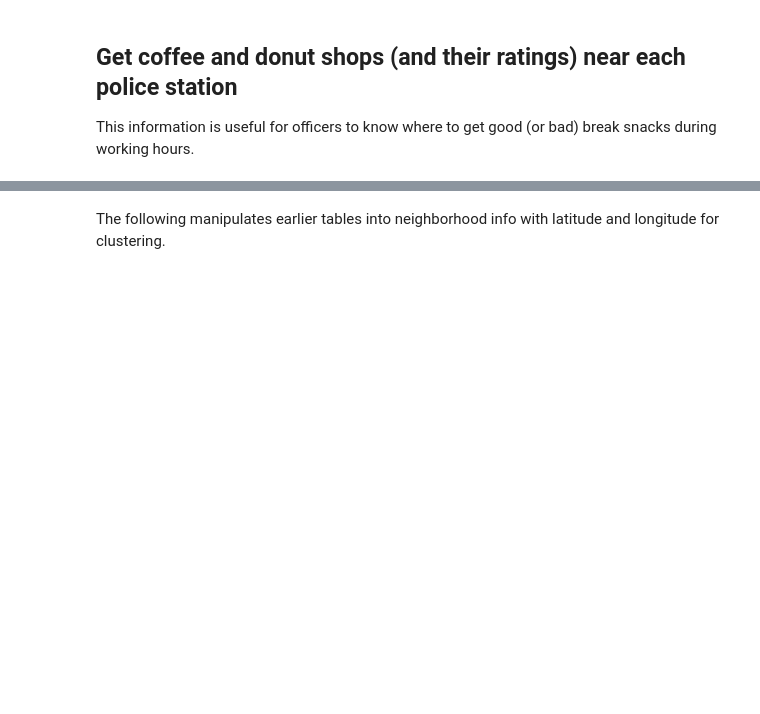
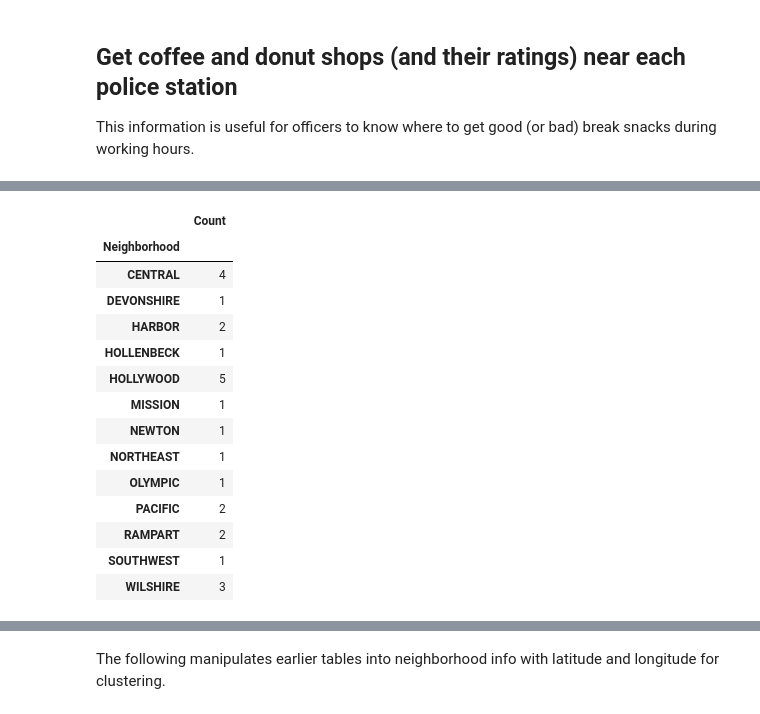
Before and after one commit to sstraede/Coursera_Capstone, a Jupyter notebook: Battle of the Neighborhoods.ipynb, the cells around one changed output, grey strips where cells are left out. Cells and saved outputs as stored; diff of their text form; code cells hidden in the pictures; blank space fills up the shorter version.

```diff
--- a/Battle of the Neighborhoods.ipynb
+++ b/Battle of the Neighborhoods.ipynb
@@ -346,0 +353,22 @@ la_map
+# %%
+shops_grp = hangouts.groupby(hangouts.columns[0]).count()
+shops_grp = shops_grp.drop(shops_grp.columns[[1,2,3,4,5,6,7]], axis=1)
+shops_grp.rename(columns={'Neighborhood Latitude': 'Count'}, inplace=True)
+#shops_grp.reset_index
+shops_grp
+# %% [output]
+|  | Count |
+| Neighborhood |  |
+| CENTRAL | 4 |
+| DEVONSHIRE | 1 |
+| HARBOR | 2 |
+| HOLLENBECK | 1 |
+| HOLLYWOOD | 5 |
+| MISSION | 1 |
+| NEWTON | 1 |
+| NORTHEAST | 1 |
+| OLYMPIC | 1 |
+| PACIFIC | 2 |
+| RAMPART | 2 |
+| SOUTHWEST | 1 |
+| WILSHIRE | 3 |
```
Also changed, not shown: parts of 6 cells of this notebook.
